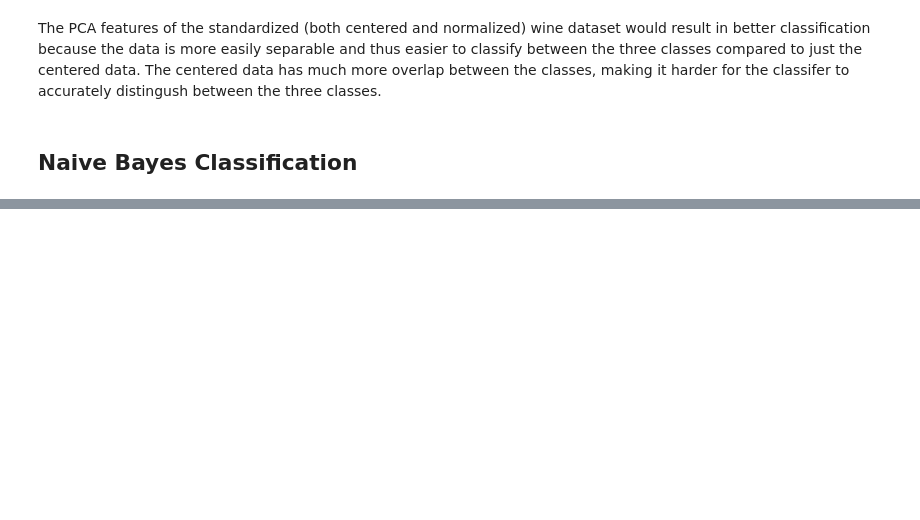
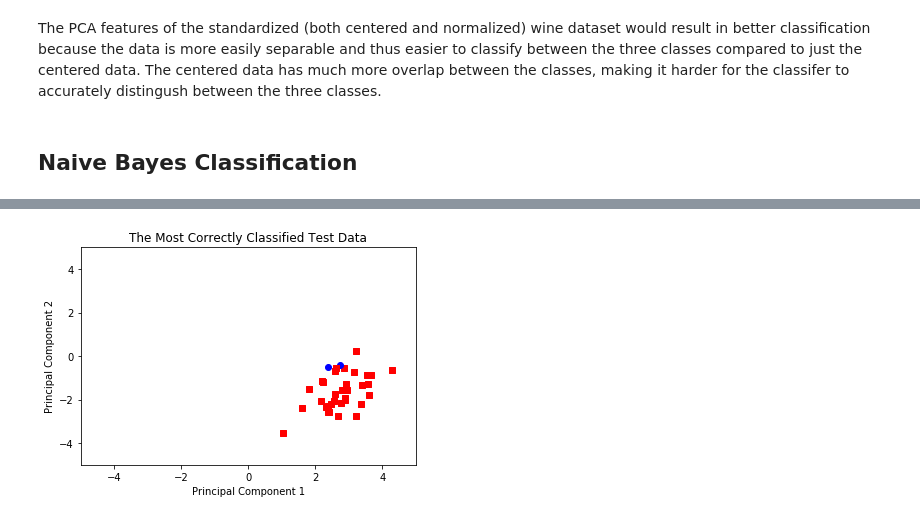
Before and after one commit to akshithaajayan/ML, a Jupyter notebook: Jupyter HW5.ipynb, the cells around one changed output, grey strips where cells are left out. Drawn from its saved outputs; the diff is of its cells as text; code cells hidden in the pictures; blank space fills up the shorter version.

```diff
--- a/Jupyter HW5.ipynb
+++ b/Jupyter HW5.ipynb
@@ -218,0 +258,90 @@ print(my_label)
+# %%
+my_label = []
+my_label1 = []
+my_label2 = []
+my_label3 = []
+my_label4 = []
+
+my_projx1 = foldK(projx1)
+new_labels1 = foldKlabel(labels)
+my_projx2 = foldK(my_projx1)
+new_labels2 = foldKlabel(new_labels1)
+my_projx3 = foldK(my_projx2)
+new_labels3 = foldKlabel(new_labels2)
+my_projx4 = foldK(my_projx3)
+new_labels4 = foldKlabel(new_labels3)
+
+clf = GaussianNB()
+clf.fit(np.transpose(projx1[:, 0:139]), labels[0:139])
+for i in range(140,178):
+    my_label.append(clf.predict([np.transpose(projx1[:,i])]))
+
+my_label = np.asarray(my_label)
+
+clf = GaussianNB()
+clf.fit(np.transpose(my_projx1[:, 0:139]), new_labels1[0:139])
+for i in range(140,178):
+    my_label1.append(clf.predict([np.transpose(my_projx1[:,i])]))
+
+my_label1 = np.asarray(my_label1)
+
+clf = GaussianNB()
+clf.fit(np.transpose(my_projx2[:, 0:139]), new_labels2[0:139])
+for i in range(140,178):
+    my_label2.append(clf.predict([np.transpose(my_projx2[:,i])]))
+
+my_label2 = np.asarray(my_label2)
+
+clf = GaussianNB()
+clf.fit(np.transpose(my_projx3[:, 0:139]), new_labels3[0:139])
+for i in range(140,178):
+    my_label3.append(clf.predict([np.transpose(my_projx3[:,i])]))
+
+my_label3 = np.asarray(my_label3)
+
+clf = GaussianNB()
+clf.fit(np.transpose(my_projx4[:, 0:139]), new_labels4[0:139])
+for i in range(140,178):
+    my_label4.append(clf.predict([np.transpose(my_projx4[:,i])]))
+
+my_label4 = np.asarray(my_label4)
+
+error = [0, 0, 0, 0, 0]
+
+for i in range(0, 35):
+    if (my_labels[i]!=labels[i]):
+        error[0] = error[0] +1
+
+for i in range(0, 35):
+    if (my_labels1[i]!=labels[35+i]):
+        error[1] = error[1] +1
+
+for i in range(0, 35):
+    if (my_labels2[i]!=labels[70+i]):
+        error[2] = error[2] +1
+
+for i in range(0, 35):
+    if (my_labels3[i]!=labels[105+i]):
+        error[3] = error[3] +1
+
+for i in range(0, 35):
+    if (my_labels4[i]!=labels[140+i]):
+        error[4] = error[4] +1
+
+print("The errors of each of K fold trials is: " + str(error))
+print("The mean accuracy: " + str(np.mean(error)))
+print("The variance of the accuracy: " + str(np.var(error)))
+
+for i in range(0,35):
+    if(my_labels[i]==0):
+        plt.scatter(projx1[0,i], projx1[1,i], c='r', marker='s')
+    if(my_labels[i]==1):
+        plt.scatter(projx1[0,i], projx1[1,i], c='g', marker='^')
+    if(my_labels[i]==2):
+        plt.scatter(projx1[0,i], projx1[1,i], c='b', marker='o')
+plt.title("The Most Correctly Classified Test Data")
+plt.xlabel("Principal Component 1")
+plt.ylabel("Principal Component 2")
+plt.axis([-5, 5, -5, 5])
+plt.show()
+# %% [output]
@@ -218,0 +351 @@ print(my_label)
+[figure, added]
```
Also changed, not shown: parts of 13 cells of this notebook.
